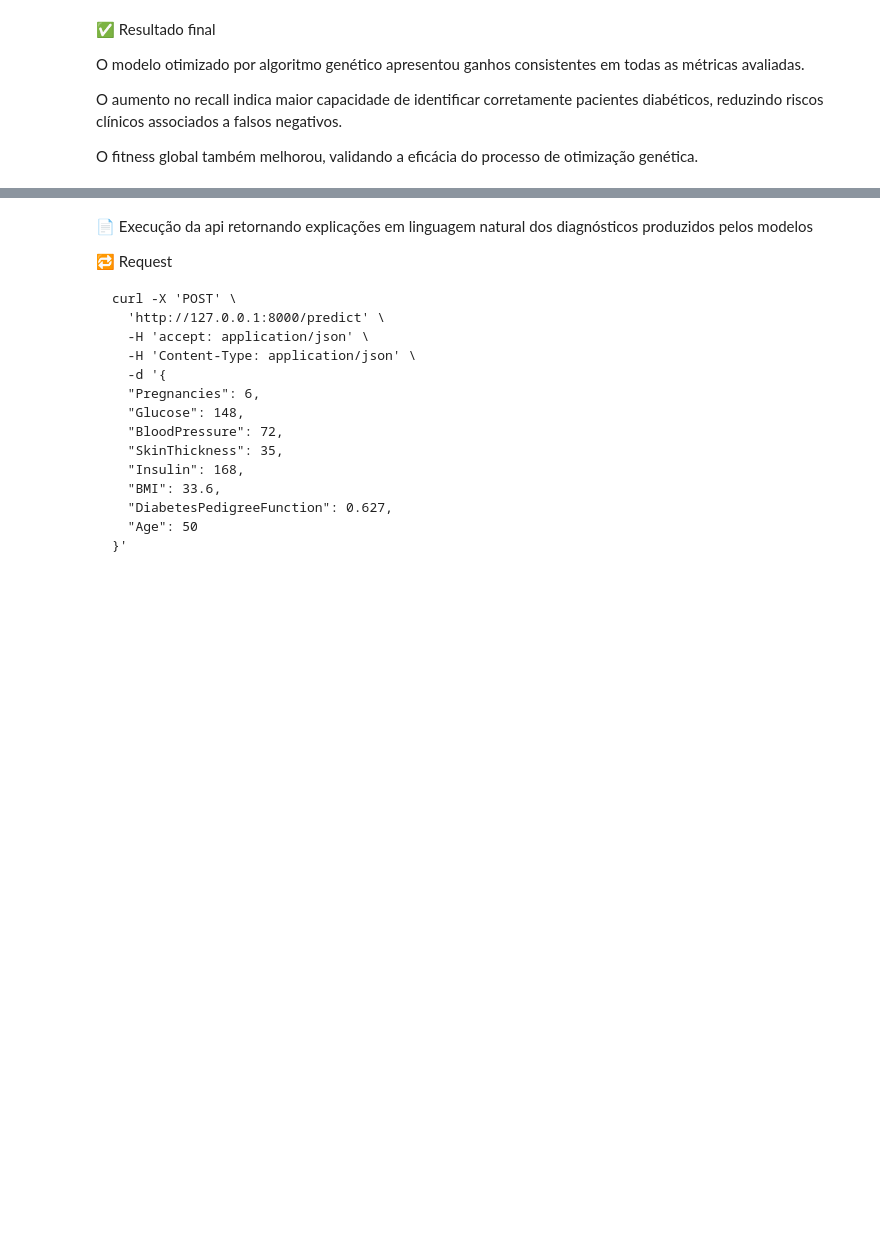
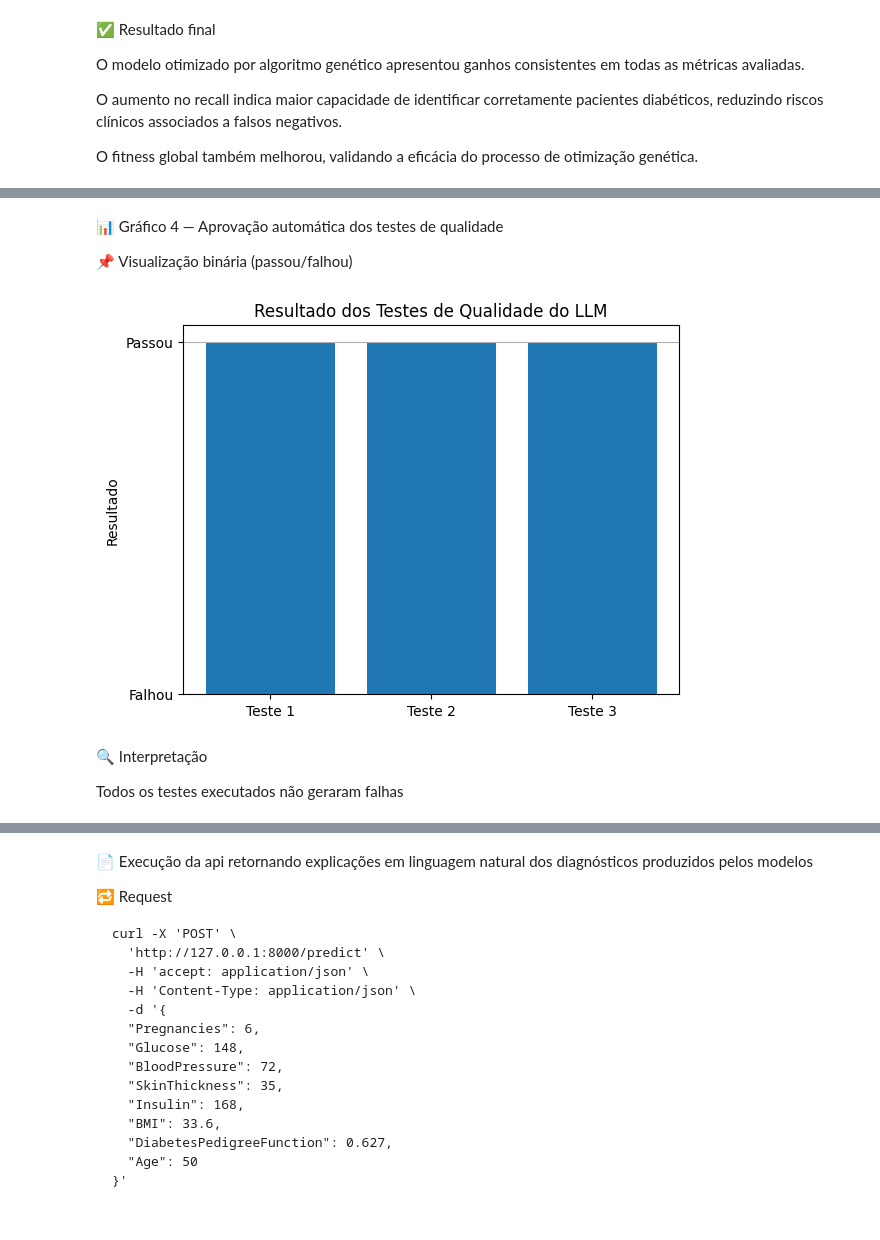
Before and after one commit to fernando-squads/fiap-tech-challenge-phase-2, a Jupyter notebook: notebooks/fiap_tech_challenge_phase_2.ipynb, the cells around one changed output, grey strips where cells are left out. Cells and saved outputs as stored; diff of their text form; code cells hidden in the pictures; blank space fills up the shorter version.

```diff
--- a/notebooks/fiap_tech_challenge_phase_2.ipynb
+++ b/notebooks/fiap_tech_challenge_phase_2.ipynb
@@ -589,0 +735,21 @@ O fitness global também melhorou, validando a eficácia do processo de otimiza
+# %% [markdown]
+📊 Gráfico 4 — Aprovação automática dos testes de qualidade
+
+📌 Visualização binária (passou/falhou)
+# %%
+tests = ["Teste 1", "Teste 2", "Teste 3"]
+passed = [1, 1, 1]
+
+plt.figure()
+plt.bar(tests, passed)
+plt.yticks([0, 1], ["Falhou", "Passou"])
+plt.ylabel("Resultado")
+plt.title("Resultado dos Testes de Qualidade do LLM")
+plt.grid(axis="y")
+plt.show()
+# %% [output]
+[figure, added]
+# %% [markdown]
+🔍 Interpretação
+
+Todos os testes executados não geraram falhas
```
Also changed, not shown: parts of 12 cells of this notebook, 9 other files.
